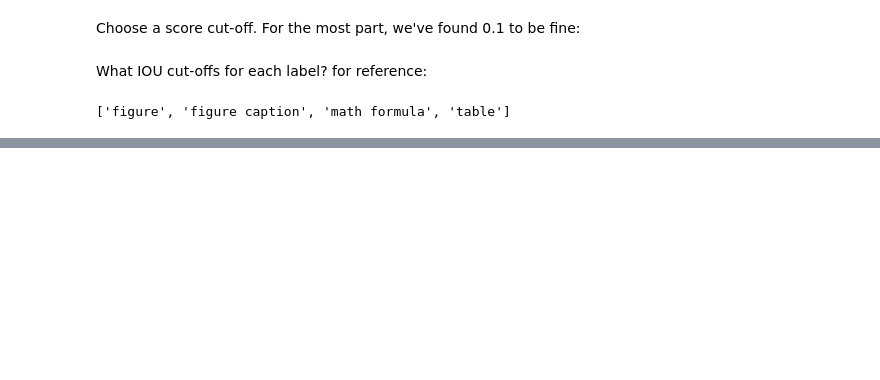
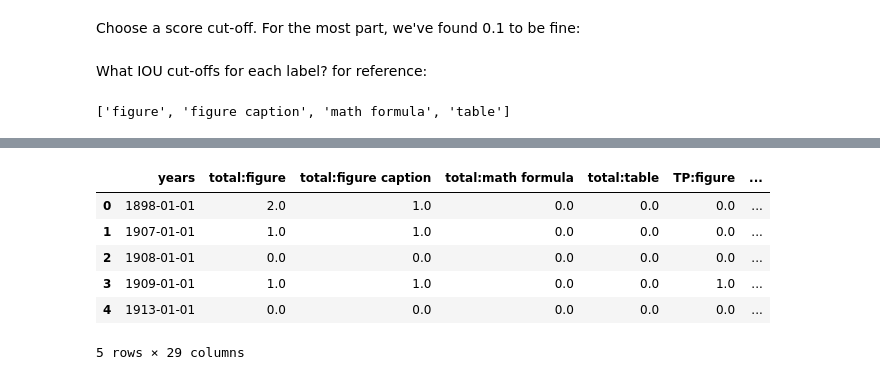
Before and after one commit to ReadingTimeMachine/figure_and_caption_extraction, a Jupyter notebook: explore_calculate_metrics.ipynb, the cells around one changed output, grey strips where cells are left out. Cells and saved outputs as stored; diff of their text form; code cells hidden in the pictures; blank space fills up the shorter version.

```diff
--- a/explore_calculate_metrics.ipynb
+++ b/explore_calculate_metrics.ipynb
@@ -348,0 +178,48 @@ F1              86.2+/-2.4%     89.2+/-2.3%     4.0+/-5.1%      43.1+/-9.4%
+# %%
+df = pd.DataFrame({'years':years_u})
+df['years'] = pd.to_datetime(df['years'],format="%Y")
+
+# total each year
+for il,l in enumerate(LABELS):
+    df['total:'+l] = TTyear[:,il]
+
+# true positive per year
+for il,l in enumerate(LABELS):
+    colname = 'TP:' + l
+    df[colname] = TPyear[:,il]
+
+# false positive each year
+for il,l in enumerate(LABELS):
+    colname = 'FP:' + l
+    df[colname] = FPyear[:,il]
+
+# false negative each year
+for il,l in enumerate(LABELS):
+    colname = 'FN:' + l
+    df[colname] = FNyear[:,il]
+
+# # precision per year - TP[i]/(TP[i]+FP[i])
+# for il,l in enumerate(LABELS):
+#     colname = 'prec:' + l
+#     df[colname] = 100*TPyear[:,il]/(TPyear[:,il]+FPyear[:,il])
+
+# # recall each year - TP[i]/(TP[i]+FN[i])
+# for il,l in enumerate(LABELS):
+#     colname = 'rec:' + l
+#     df[colname] = 100*TPyear[:,il]/(TPyear[:,il]+FNyear[:,il])
+
+# # f1 each year -- 2.0*(rec*prec)/(rec+prec)*100
+# for il,l in enumerate(LABELS):
+#     colname = 'F1:' + l
+#     p = TPyear[:,il]/(TPyear[:,il]+FPyear[:,il]); r = TPyear[:,il]/(TPyear[:,il]+FNyear[:,il])
+#     df[colname] = 100*(2.0*r*p)/(r+p)
+# %%
+df.head()
+# %% [output]
+|  | years | total:figure | total:figure caption | total:math formula | total:table | TP:figure | ... |
+| 0 | 1898-01-01 | 2.0 | 1.0 | 0.0 | 0.0 | 0.0 | ... |
+| 1 | 1907-01-01 | 1.0 | 1.0 | 0.0 | 0.0 | 0.0 | ... |
+| 2 | 1908-01-01 | 0.0 | 0.0 | 0.0 | 0.0 | 0.0 | ... |
+| 3 | 1909-01-01 | 1.0 | 1.0 | 0.0 | 0.0 | 1.0 | ... |
+| 4 | 1913-01-01 | 0.0 | 0.0 | 0.0 | 0.0 | 0.0 | ... |
+5 rows × 29 columns
```
Also changed, not shown: parts of 25 cells of this notebook, 1 other file.
